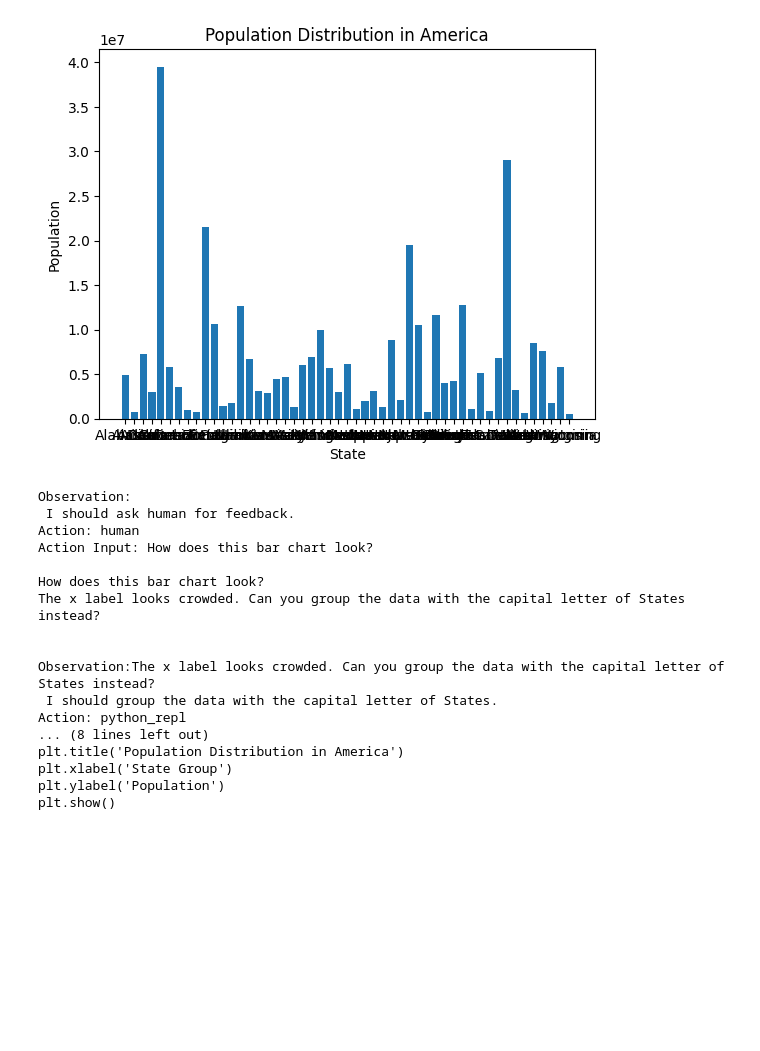
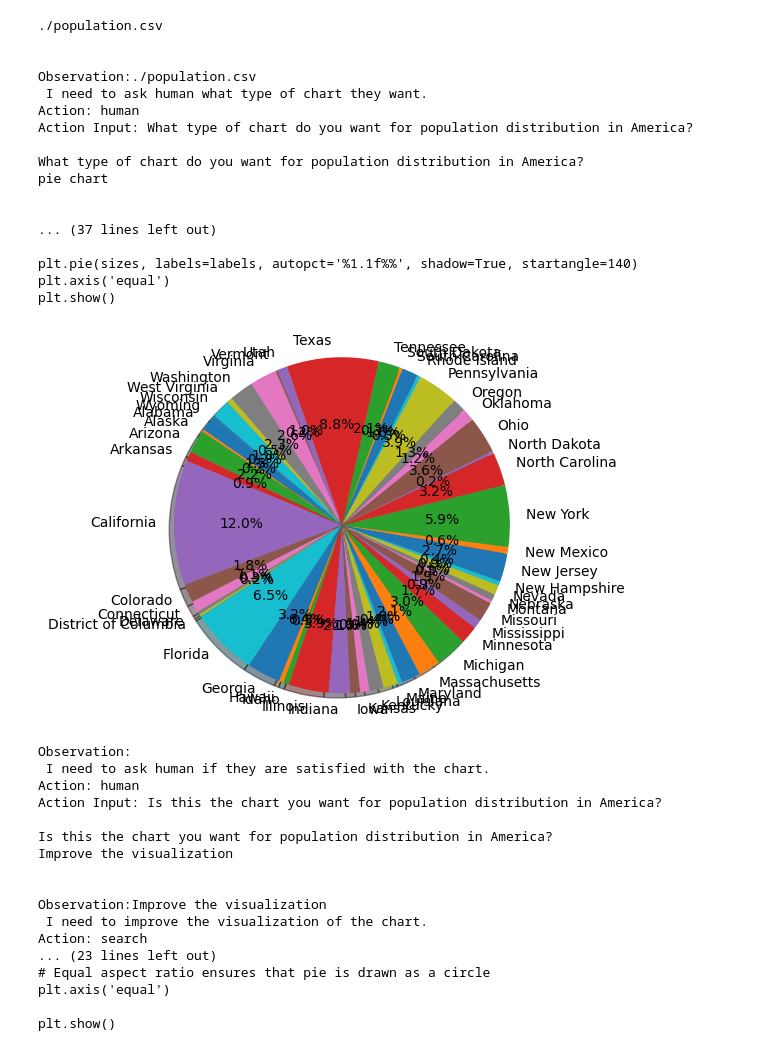
Before and after one commit to huangy22/ChatPlot, a Jupyter notebook: chatplot/agent_withtool.ipynb, the cells around one changed output. Drawn from its saved outputs; the diff is of its cells as text; code cells hidden in the pictures; blank space fills up the shorter version.

```diff
--- a/chatplot/agent_withtool.ipynb
+++ b/chatplot/agent_withtool.ipynb
@@ -213,19 +210,21 @@ agent = LLMSingleActionAgent(
 memory = ConversationBufferMemory(memory_key="history")
 #memory = ConversationBufferWindowMemory(k=2)
 #memory = ConversationSummaryMemory(llm=OpenAI(temperature=0))
-agent_executor = AgentExecutor.from_agent_and_tools(agent=agent, tools=tools, verbose=True, memory=memory,  max_iterations=100,)
+agent_executor = AgentExecutor.from_agent_and_tools(
+    agent=agent, tools=tools, verbose=True, memory=memory,  max_iterations=100,
+)
 # %%
-display(Markdown(agent_executor.run(
-       # "Can you help me name a cat?"
-       "Can you help me create a chart for population distribution in America?"
-    )))
+# display(Markdown(agent_executor.run(
+#        # "Can you help me name a cat?"
+#        "Can you help me create a chart for population distribution in America?"
+#     )))
 
-#Use the following code to debug with visualize.
+# Use the following code to debug with visualize.
 
-#async def search_agent_demo():
-#    return agent_chain.run(
-#       "Can you help me visualize the population in America?"
-#    )
+async def search_agent_demo():
+   return agent_executor.run(
+      "Can you help me create a chart for population distribution in America?"
+   )
 
-#visualize(search_agent_demo)
+visualize(search_agent_demo)
 # %% [output]
@@ -249,18 +245,35 @@ plt.show()
+./population.csv
+
+
+Observation:./population.csv
+ I need to ask human what type of chart they want.
+Action: human
+Action Input: What type of chart do you want for population distribution in America?
+
+What type of chart do you want for population distribution in America?
+pie chart
+
+
+... (37 lines left out)
+
+plt.pie(sizes, labels=labels, autopct='%1.1f%%', shadow=True, startangle=140)
+plt.axis('equal')
+plt.show()
-[figure, old version]
+[figure, new version]
-Observation:
- I should ask human for feedback.
-Action: human
-Action Input: How does this bar chart look?
-
-How does this bar chart look?
-The x label looks crowded. Can you group the data with the capital letter of States instead?
-
-
-Observation:The x label looks crowded. Can you group the data with the capital letter of States instead?
- I should group the data with the capital letter of States.
-Action: python_repl
-... (8 lines left out)
-plt.title('Population Distribution in America')
-plt.xlabel('State Group')
-plt.ylabel('Population')
-plt.show()
+Observation:
+ I need to ask human if they are satisfied with the chart.
+Action: human
+Action Input: Is this the chart you want for population distribution in America?
+
+Is this the chart you want for population distribution in America?
+Improve the visualization
+
+
+Observation:Improve the visualization
+ I need to improve the visualization of the chart.
+Action: search
+... (23 lines left out)
+# Equal aspect ratio ensures that pie is drawn as a circle
+plt.axis('equal')
+
+plt.show()
```
Also changed, not shown: parts of 5 cells of this notebook, 6 other files.
